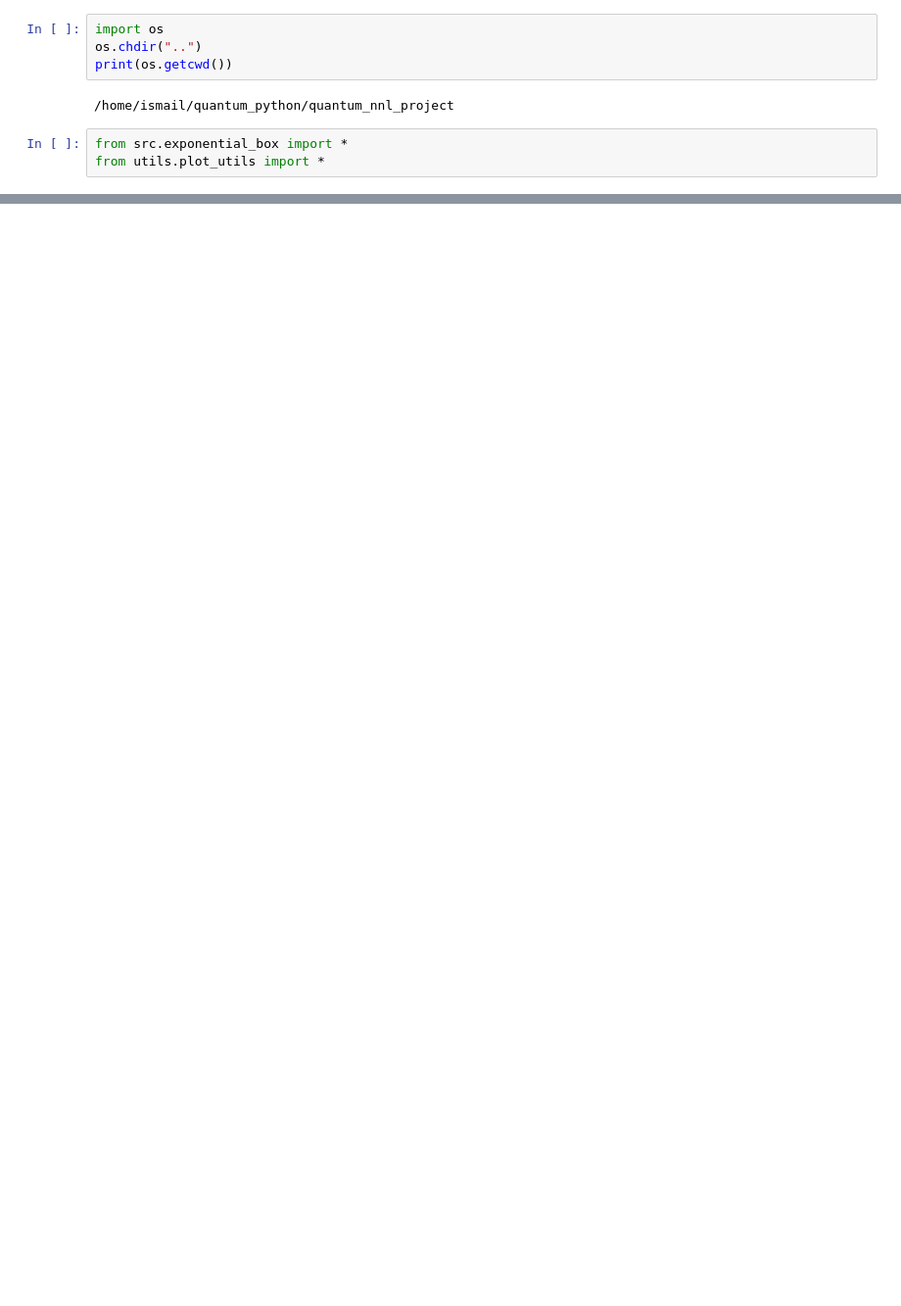
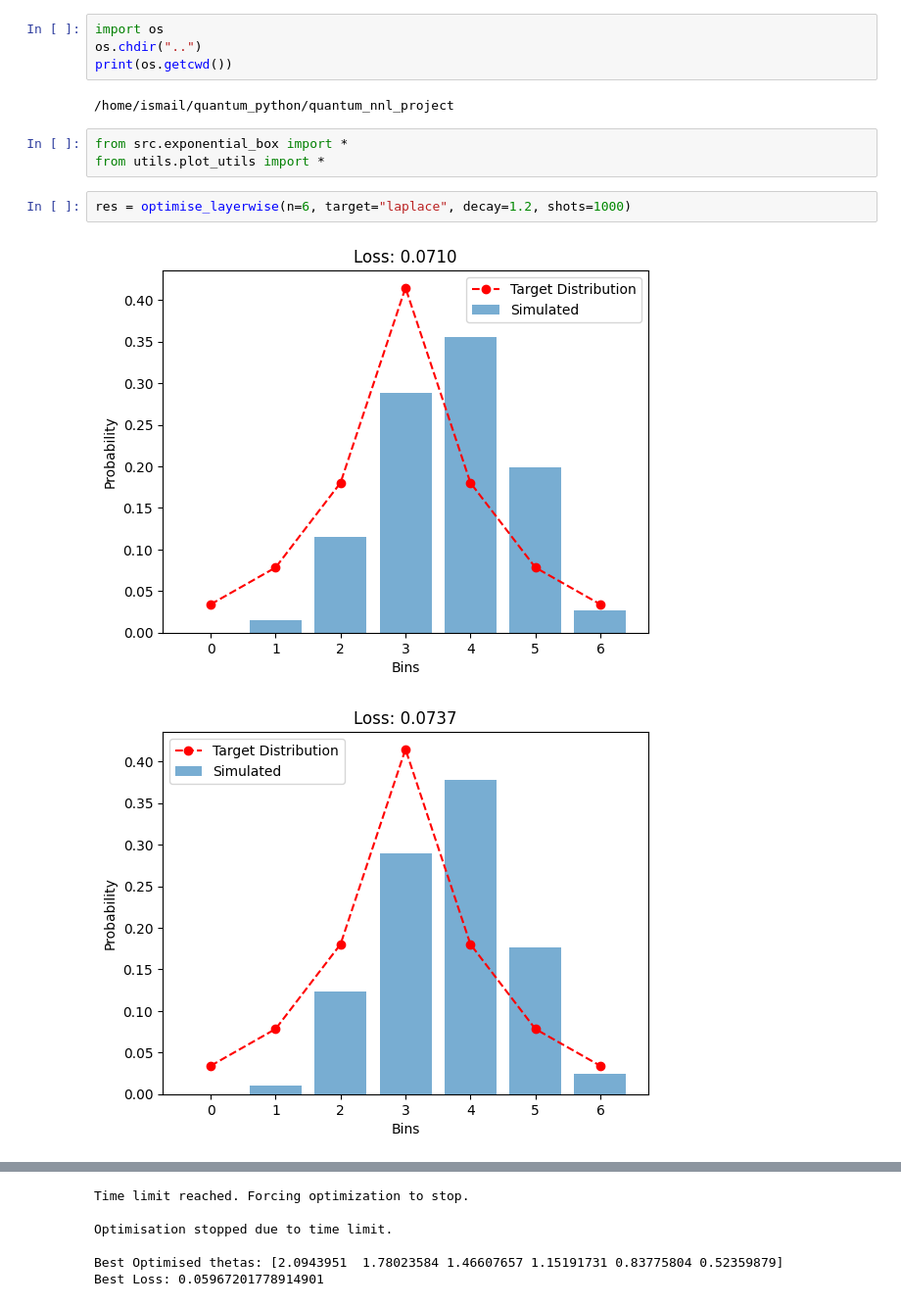
Before and after one commit to ismail-mehmood/quantum_nnl_project, a Jupyter notebook: notebooks/modified_distribution_boxes.ipynb, the cells around one changed output, grey strips where cells are left out. Shown: that part at 98% size. Cells and saved outputs as stored; diff of their text form; blank space fills up the shorter version.

```diff
--- a/notebooks/modified_distribution_boxes.ipynb
+++ b/notebooks/modified_distribution_boxes.ipynb
@@ -7,3 +18,8 @@ print(os.getcwd())
 # %%
 from src.exponential_box import *
 from utils.plot_utils import *
+# %%
+res = optimise_layerwise(n=6, target="laplace", decay=1.2, shots=1000)
+# %% [output]
+[figure, added]
+[figure, added]
@@ -10 +32,7 @@ from utils.plot_utils import *
+Time limit reached. Forcing optimization to stop.
+
+Optimisation stopped due to time limit.
+
+Best Optimised thetas: [2.0943951  1.78023584 1.46607657 1.15191731 0.83775804 0.52359879]
+Best Loss: 0.05967201778914901
 # %%
```
Also changed, not shown: parts of 3 cells of this notebook, 2 other files.
